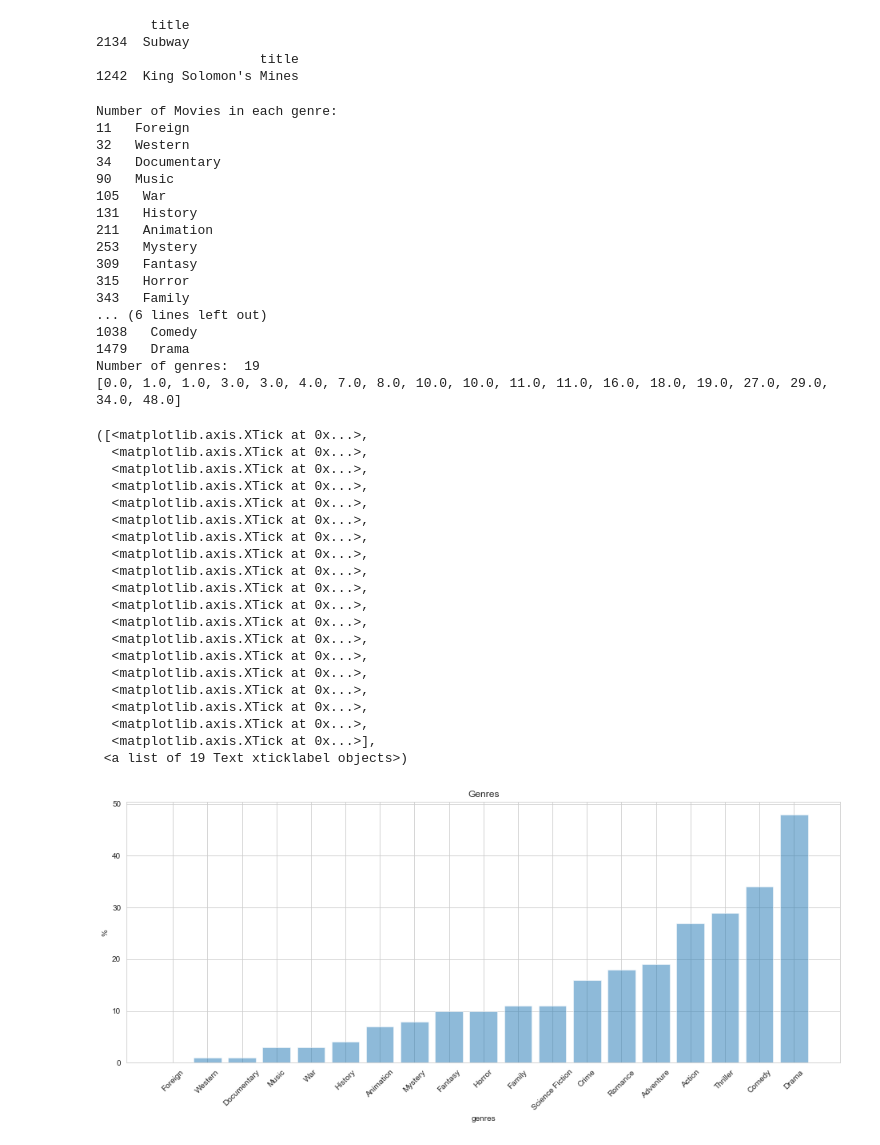
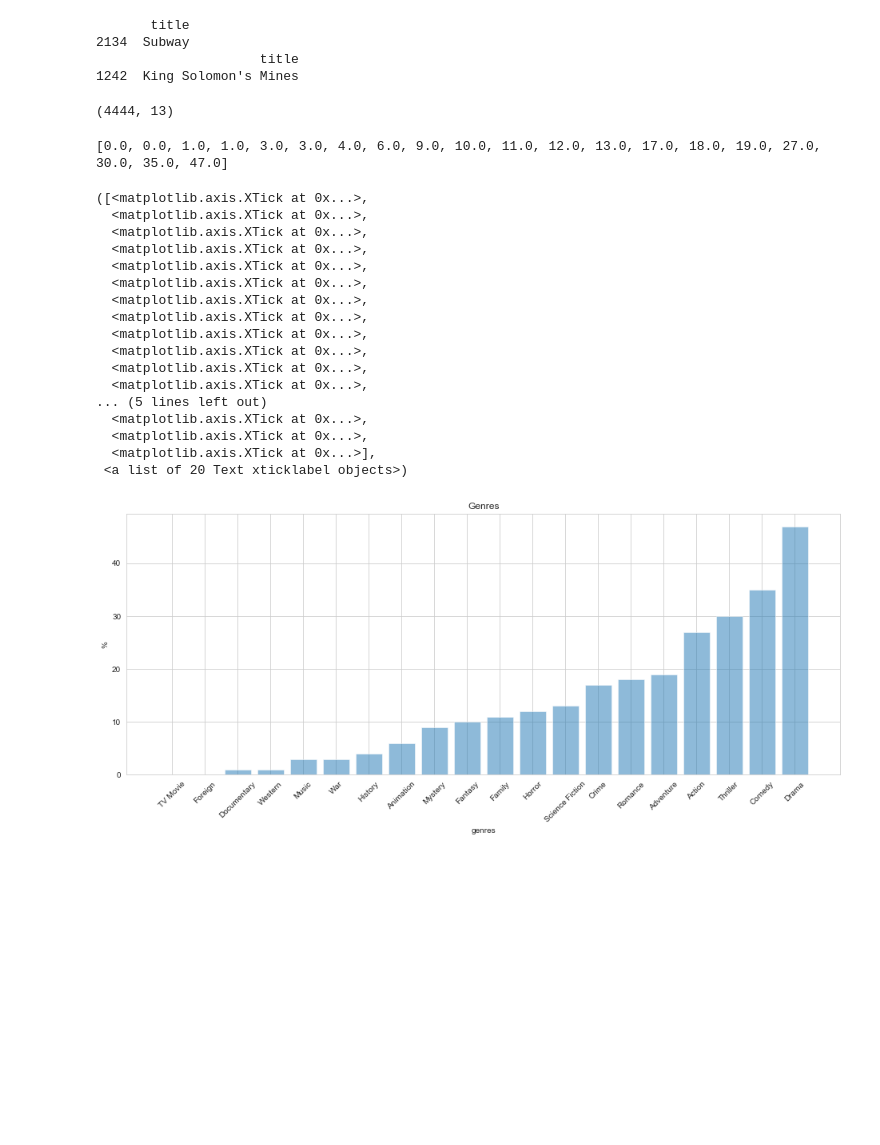
Before and after one commit to nastazya/Movies-analytics, a Jupyter notebook: EDA _part2.ipynb, the cells around one changed output. Drawn from its saved outputs; the diff is of its cells as text; code cells hidden in the pictures; blank space fills up the shorter version.

```diff
--- a/EDA _part2.ipynb
+++ b/EDA _part2.ipynb
@@ -106,7 +96,15 @@ df = df[df['year']>=1980]
+# %%
+#Slicing our data
+
+df = df[df['year']>=1980]
+
+print(df.shape)
+# %% [output]
+(4444, 13)
 # %%
 # Analize genres
 #There are 20 genres. In our dataset there is only one TV Show and 2287 Dramas (highest number og movies in Drama)
-df = df[df['year']>=1997]
+
 l=[]
 for i, item in enumerate(df['genres']):
     for cell in item:
@@ -116,62 +114,41 @@ g_name, g_count = np.unique(genres_all, return_counts=True)
 genres = zip(g_name, g_count) # list of Unique Values along with occurrence Count
 genres = list(genres)
 genres = sorted(genres, key = lambda x: x[1])
-print('Number of Movies in each genre:')
+
 for i, elem in enumerate(genres):
-    print(genres[i][1], ' ', genres[i][0])
     g_name[i] = elem[0]
     g_count[i] = elem[1]
-print('Number of genres: ', len(genres))
 
 # Bar Chart
 plt.figure(figsize=(16,6))
 plt.title('Genres')
 plt.xlabel('genres')
 plt.ylabel('%')
 y_pos = range(len(g_name))
 g_count_pers = [round(g_count[x]*100/df['id'].count()) for x in range(len(g_count))]
 print(g_count_pers)
 plt.bar(y_pos, g_count_pers, align='center', alpha=0.5)
 plt.xticks(y_pos, g_name, rotation=45)
 # %% [output]
-Number of Movies in each genre:
-11   Foreign
-32   Western
-34   Documentary
-90   Music
-105   War
-131   History
-211   Animation
-253   Mystery
-309   Fantasy
-315   Horror
-343   Family
-... (6 lines left out)
-1038   Comedy
-1479   Drama
-Number of genres:  19
-[0.0, 1.0, 1.0, 3.0, 3.0, 4.0, 7.0, 8.0, 10.0, 10.0, 11.0, 11.0, 16.0, 18.0, 19.0, 27.0, 29.0, 34.0, 48.0]
+[0.0, 0.0, 1.0, 1.0, 3.0, 3.0, 4.0, 6.0, 9.0, 10.0, 11.0, 12.0, 13.0, 17.0, 18.0, 19.0, 27.0, 30.0, 35.0, 47.0]
 ([<matplotlib.axis.XTick at 0x...>,
   <matplotlib.axis.XTick at 0x...>,
   <matplotlib.axis.XTick at 0x...>,
   <matplotlib.axis.XTick at 0x...>,
   <matplotlib.axis.XTick at 0x...>,
   <matplotlib.axis.XTick at 0x...>,
   <matplotlib.axis.XTick at 0x...>,
   <matplotlib.axis.XTick at 0x...>,
   <matplotlib.axis.XTick at 0x...>,
   <matplotlib.axis.XTick at 0x...>,
   <matplotlib.axis.XTick at 0x...>,
   <matplotlib.axis.XTick at 0x...>,
-  <matplotlib.axis.XTick at 0x...>,
-  <matplotlib.axis.XTick at 0x...>,
-  <matplotlib.axis.XTick at 0x...>,
-  <matplotlib.axis.XTick at 0x...>,
+... (5 lines left out)
   <matplotlib.axis.XTick at 0x...>,
   <matplotlib.axis.XTick at 0x...>,
   <matplotlib.axis.XTick at 0x...>],
- <a list of 19 Text xticklabel objects>)
+ <a list of 20 Text xticklabel objects>)
-[figure, old version]
+[figure, new version]
 # %%
 # Revenue VS Popularity
 
```
Also changed, not shown: parts of 11 cells of this notebook, 1 other file.
